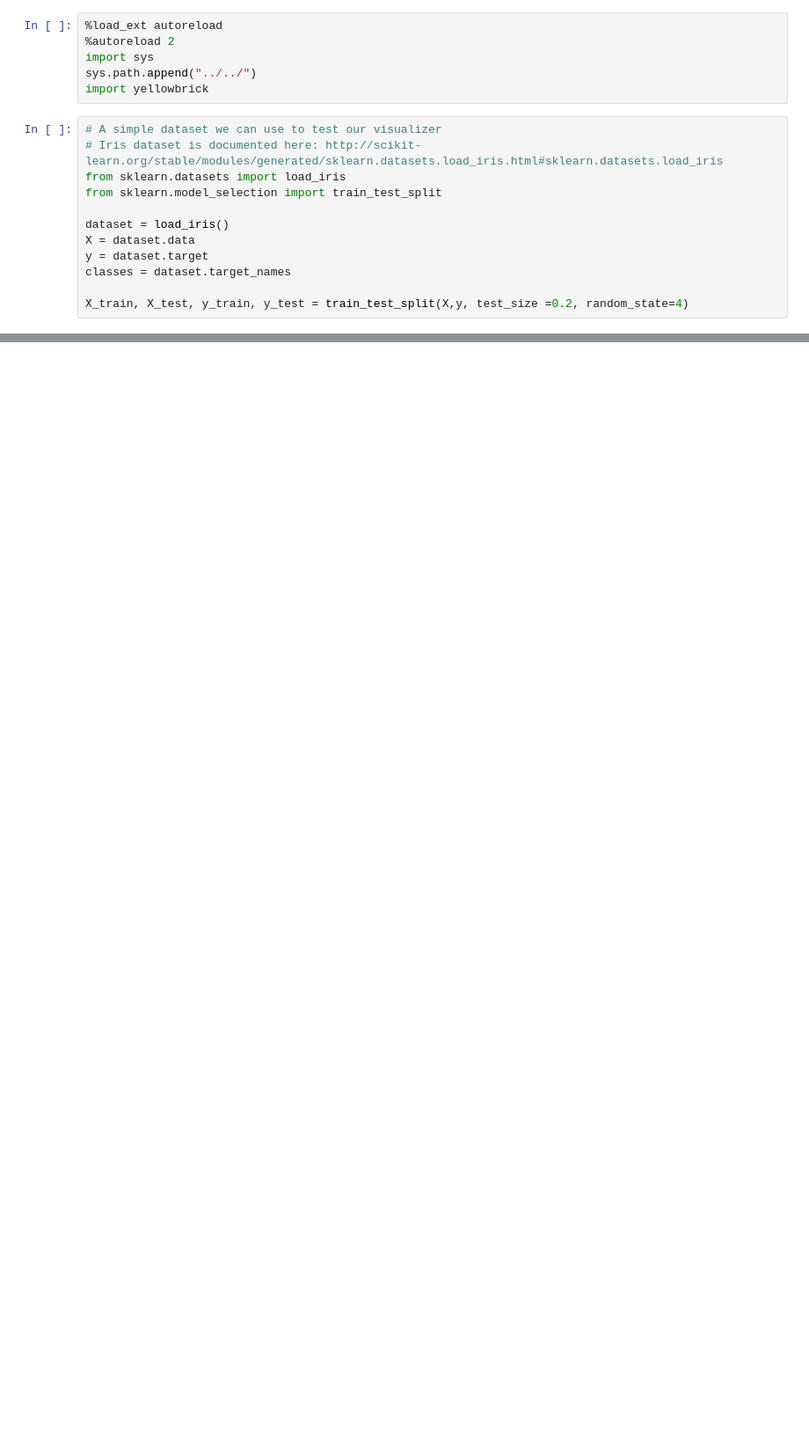
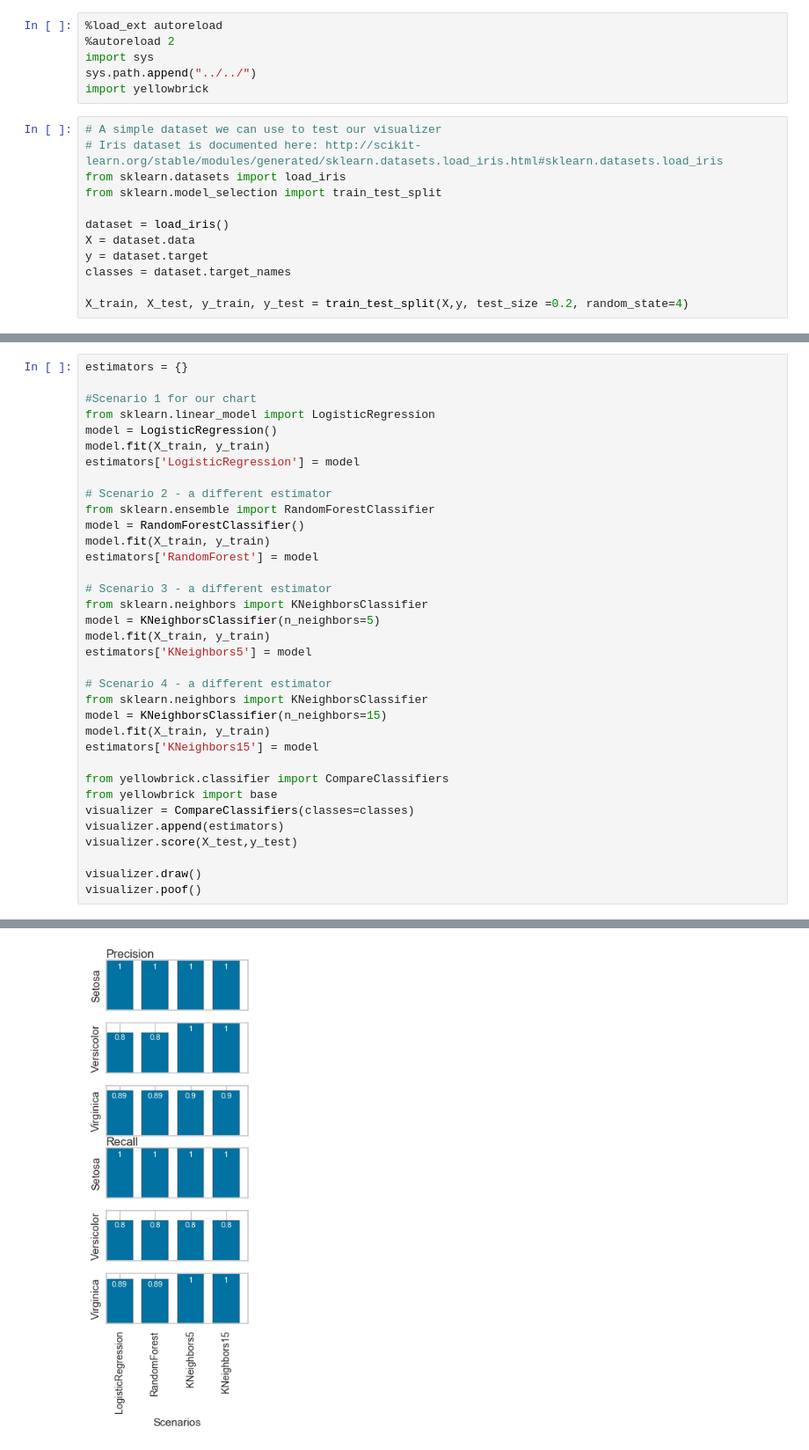
Before and after one commit to DistrictDataLabs/yellowbrick, a Jupyter notebook: examples/nealhumphrey/CompareClassifers.ipynb, the cells around one changed output, grey strips where cells are left out. Shown at 88% size. Saved outputs shown, nothing was run; the diff lists cells and outputs as text; blank space fills up the shorter version.

Commit message:
Basic working version of the CompareClassifers visualizer

```diff
--- a/examples/nealhumphrey/CompareClassifers.ipynb
+++ b/examples/nealhumphrey/CompareClassifers.ipynb
@@ -48,0 +19,36 @@ visualizer.poof()
+# %%
+estimators = {}
+
+#Scenario 1 for our chart
+from sklearn.linear_model import LogisticRegression
+model = LogisticRegression()
+model.fit(X_train, y_train)
+estimators['LogisticRegression'] = model
+
+# Scenario 2 - a different estimator
+from sklearn.ensemble import RandomForestClassifier
+model = RandomForestClassifier()
+model.fit(X_train, y_train)
+estimators['RandomForest'] = model
+
+# Scenario 3 - a different estimator
+from sklearn.neighbors import KNeighborsClassifier
+model = KNeighborsClassifier(n_neighbors=5)
+model.fit(X_train, y_train)
+estimators['KNeighbors5'] = model
+
+# Scenario 4 - a different estimator
+from sklearn.neighbors import KNeighborsClassifier
+model = KNeighborsClassifier(n_neighbors=15)
+model.fit(X_train, y_train)
+estimators['KNeighbors15'] = model
+
+from yellowbrick.classifier import CompareClassifiers
+from yellowbrick import base
+visualizer = CompareClassifiers(classes=classes)
+visualizer.append(estimators)
+visualizer.score(X_test,y_test)
+
+visualizer.draw()
+visualizer.poof()
+# %% [output]
@@ -49,3 +63,4 @@ visualizer.poof()
+[figure, added]
 # %%
 from yellowbrick.classifier.compare_classifiers import BarVisualizer
 bv = BarVisualizer()
```
Also changed, not shown: parts of 7 cells of this notebook, 2 other files.
